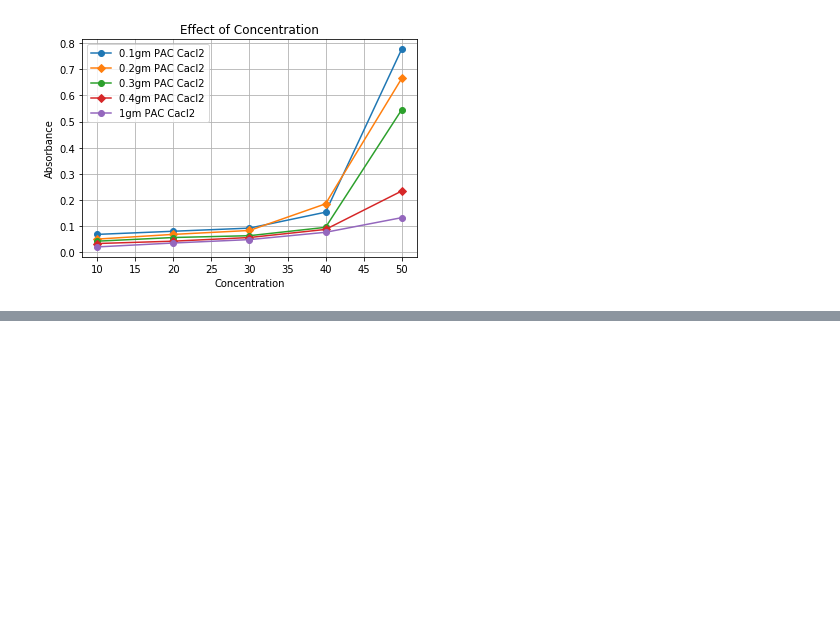
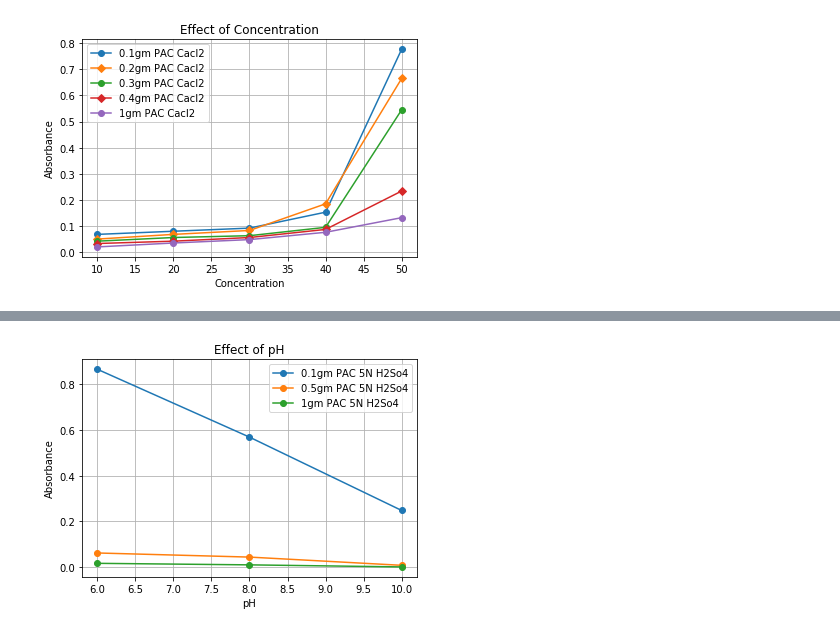
Before and after one commit to maliaditya/Data-Science, a Jupyter notebook: Visualization of DYE Degradation using Matplotlib.ipynb, the cells around one changed output, grey strips where cells are left out. Saved outputs shown, nothing was run; the diff lists cells and outputs as text; code cells hidden in the pictures; blank space fills up the shorter version.

```diff
--- a/Visualization of DYE Degradation using Matplotlib.ipynb
+++ b/Visualization of DYE Degradation using Matplotlib.ipynb
@@ -91,0 +114,21 @@ plt.show()
+# %%
+x = [6,8,10]
+y = [0.866,0.569,0.248]
+y1 = [0.062,0.044,0.008]
+y3 = [0.0167,0.010,0.001]
+
+from matplotlib import pyplot as plt
+%matplotlib inline
+plt.plot(x,y,label="0.1gm PAC 5N H2So4", marker='o')
+plt.plot(x,y1,label="0.5gm PAC 5N H2So4", marker='o')
+plt.plot(x,y3,label="1gm PAC 5N H2So4 ", marker='o')
+
+#plt.plot(dev_x,py_dev_y,label="python")
+plt.xlabel('pH')
+plt.ylabel('Absorbance')
+plt.legend()
+plt.grid()
+plt.title("Effect of pH")
+plt.show()
+# %% [output]
+[figure, added]
```
Also changed, not shown: parts of 2 cells of this notebook.
